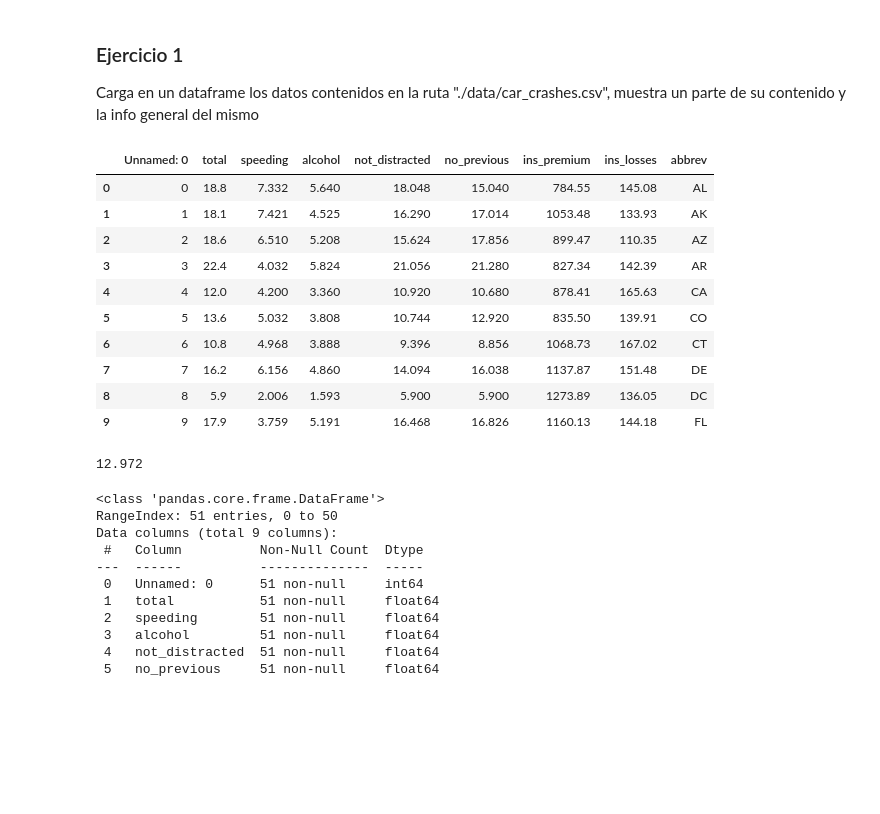
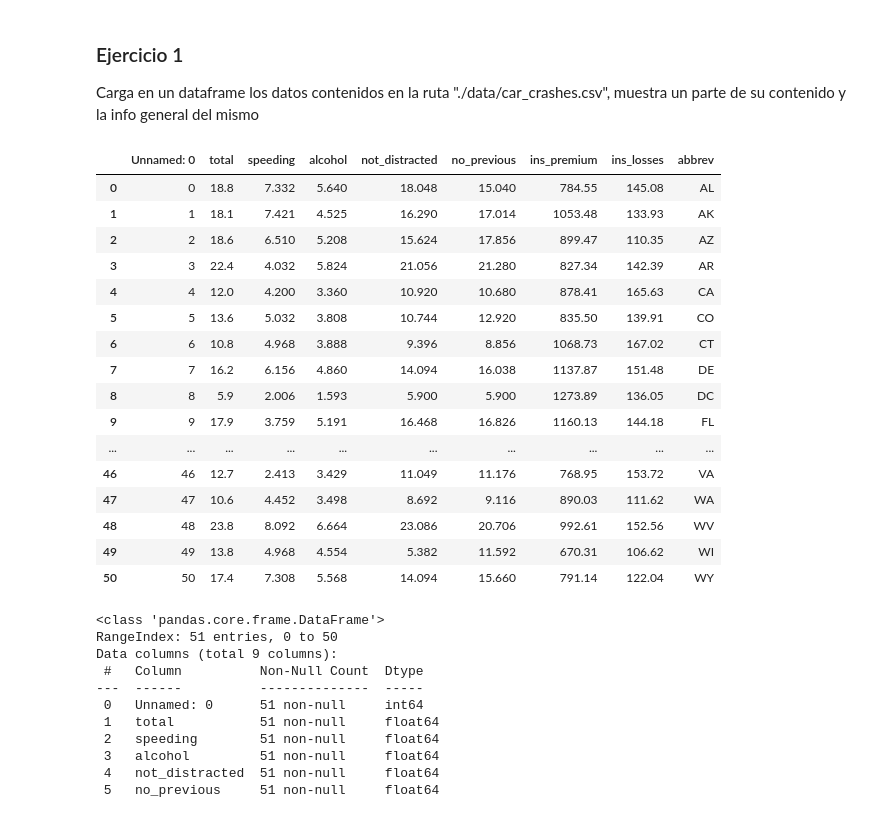
Before and after one commit to PepeReinaCampo/ONLINE_DS_THEBRIDGE_PEPE-REINA, a Jupyter notebook: sprint_7/unidad_1/no_obligatorio/11_Ejercicios_Analisis_Univariante_II.ipynb, the cells around one changed output. Drawn from its saved outputs; the diff is of its cells as text; code cells hidden in the pictures; blank space fills up the shorter version.

```diff
--- a/sprint_7/unidad_1/no_obligatorio/11_Ejercicios_Analisis_Univariante_II.ipynb
+++ b/sprint_7/unidad_1/no_obligatorio/11_Ejercicios_Analisis_Univariante_II.ipynb
@@ -25,25 +25,27 @@ Carga en un dataframe los datos contenidos en la ruta "./data/car_crashes.csv",
 # %%
 import pandas as pd
 chocasos = pd.read_csv("./data/car_crashes.csv", sep='|')
 pd.set_option("display.max_columns", None)
 
-chocasos.head(10)
+chocasos.head(51)
 # %% [output]
 |  | Unnamed: 0 | total | speeding | alcohol | not_distracted | no_previous | ins_premium | ins_losses | abbrev |
 | 0 | 0 | 18.8 | 7.332 | 5.640 | 18.048 | 15.040 | 784.55 | 145.08 | AL |
 | 1 | 1 | 18.1 | 7.421 | 4.525 | 16.290 | 17.014 | 1053.48 | 133.93 | AK |
 | 2 | 2 | 18.6 | 6.510 | 5.208 | 15.624 | 17.856 | 899.47 | 110.35 | AZ |
 | 3 | 3 | 22.4 | 4.032 | 5.824 | 21.056 | 21.280 | 827.34 | 142.39 | AR |
 | 4 | 4 | 12.0 | 4.200 | 3.360 | 10.920 | 10.680 | 878.41 | 165.63 | CA |
 | 5 | 5 | 13.6 | 5.032 | 3.808 | 10.744 | 12.920 | 835.50 | 139.91 | CO |
 | 6 | 6 | 10.8 | 4.968 | 3.888 | 9.396 | 8.856 | 1068.73 | 167.02 | CT |
 | 7 | 7 | 16.2 | 6.156 | 4.860 | 14.094 | 16.038 | 1137.87 | 151.48 | DE |
 | 8 | 8 | 5.9 | 2.006 | 1.593 | 5.900 | 5.900 | 1273.89 | 136.05 | DC |
 | 9 | 9 | 17.9 | 3.759 | 5.191 | 16.468 | 16.826 | 1160.13 | 144.18 | FL |
+| ... | ... | ... | ... | ... | ... | ... | ... | ... | ... |
+| 46 | 46 | 12.7 | 2.413 | 3.429 | 11.049 | 11.176 | 768.95 | 153.72 | VA |
+| 47 | 47 | 10.6 | 4.452 | 3.498 | 8.692 | 9.116 | 890.03 | 111.62 | WA |
+| 48 | 48 | 23.8 | 8.092 | 6.664 | 23.086 | 20.706 | 992.61 | 152.56 | WV |
+| 49 | 49 | 13.8 | 4.968 | 4.554 | 5.382 | 11.592 | 670.31 | 106.62 | WI |
+| 50 | 50 | 17.4 | 7.308 | 5.568 | 14.094 | 15.660 | 791.14 | 122.04 | WY |
-# %%
-7.332 +	5.640
-# %% [output]
-12.972
 # %%
 chocasos.info()
 # %% [output]
```
Also changed, not shown: parts of 19 cells of this notebook.
